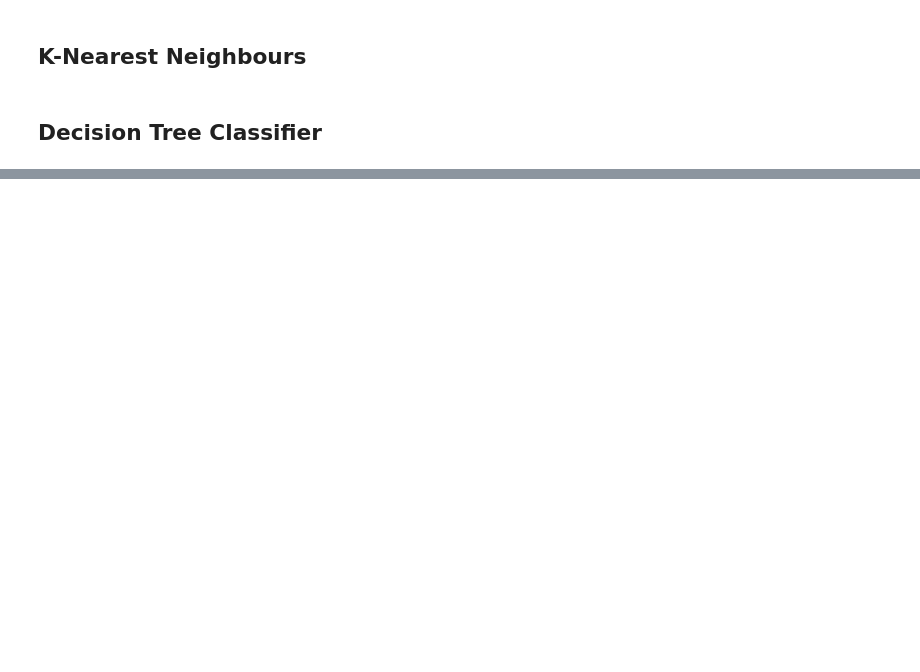
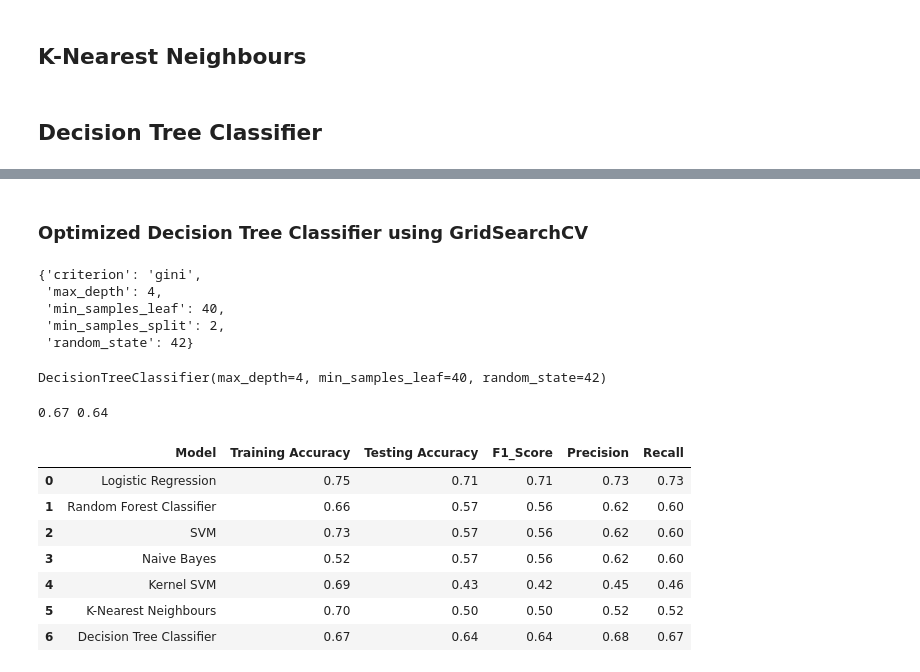
Before and after one commit to kamal0803/ICC-Mens-T20-WC-2024-Predictor, a Jupyter notebook: T_20_WC_2024_ML_Predictor.ipynb, the cells around one changed output, grey strips where cells are left out. Cells and saved outputs as stored; diff of their text form; code cells hidden in the pictures; blank space fills up the shorter version.

```diff
--- a/T_20_WC_2024_ML_Predictor.ipynb
+++ b/T_20_WC_2024_ML_Predictor.ipynb
@@ -467,3 +514,5 @@ df_resultant
 | 4 | Kernel SVM | 0.69 | 0.43 | 0.42 | 0.45 | 0.46 |
 | 5 | K-Nearest Neighbours | 0.70 | 0.50 | 0.50 | 0.52 | 0.52 |
 | 6 | Decision Tree Classifier | 1.00 | 0.36 | 0.33 | 0.35 | 0.40 |
+# %% [markdown]
+### Optimized Decision Tree Classifier using GridSearchCV
@@ -469,0 +528,43 @@ df_resultant
+# %%
+grid = GridSearchCV(DecisionTreeClassifier(),param_grid)
+grid.fit(X_train, y_train.ravel())
+grid.best_params_
+# %% [output]
+{'criterion': 'gini',
+ 'max_depth': 4,
+ 'min_samples_leaf': 40,
+ 'min_samples_split': 2,
+ 'random_state': 42}
+# %%
+grid.best_estimator_
+# %% [output]
+DecisionTreeClassifier(max_depth=4, min_samples_leaf=40, random_state=42)
+# %%
+grid_predictions = grid.predict(X_test)
+# %%
+training_accuracy = round(grid.score(X_train, y_train), 2)
+# %%
+testing_accuracy = round(accuracy_score(y_test, grid_predictions), 2)
+# %%
+## The training & testing accuracy have increased using GridSearchCV for Decision Tree Classifier, hence modifying the values in resultant df
+## with modified training_accuracy, testing_accuracy, precision & recall
+print(training_accuracy, testing_accuracy)
+# %% [output]
+0.67 0.64
+# %%
+df_resultant.at[6, 'Training Accuracy'] = training_accuracy
+df_resultant.at[6, 'Testing Accuracy'] = testing_accuracy
+df_resultant.at[6, 'F1_Score'] = round(f1_score(y_test, grid_predictions, average='macro'), 2)
+df_resultant.at[6, 'Precision'] = round(precision_score(y_test, grid_predictions, average='macro'), 2)
+df_resultant.at[6, 'Recall'] = round(recall_score(y_test, grid_predictions, average='macro'), 2)
+# %%
+df_resultant
+# %% [output]
+|  | Model | Training Accuracy | Testing Accuracy | F1_Score | Precision | Recall |
+| 0 | Logistic Regression | 0.75 | 0.71 | 0.71 | 0.73 | 0.73 |
+| 1 | Random Forest Classifier | 0.66 | 0.57 | 0.56 | 0.62 | 0.60 |
+| 2 | SVM | 0.73 | 0.57 | 0.56 | 0.62 | 0.60 |
+| 3 | Naive Bayes | 0.52 | 0.57 | 0.56 | 0.62 | 0.60 |
+| 4 | Kernel SVM | 0.69 | 0.43 | 0.42 | 0.45 | 0.46 |
+| 5 | K-Nearest Neighbours | 0.70 | 0.50 | 0.50 | 0.52 | 0.52 |
+| 6 | Decision Tree Classifier | 0.67 | 0.64 | 0.64 | 0.68 | 0.67 |
```
Also changed, not shown: parts of 16 cells of this notebook.
